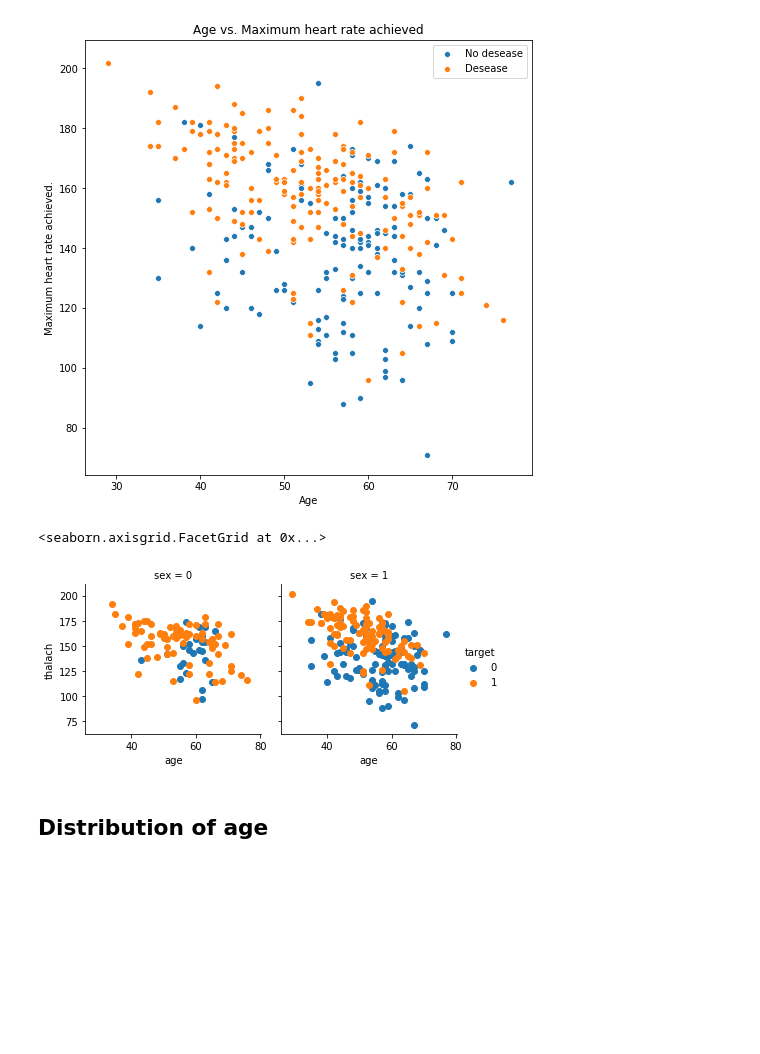
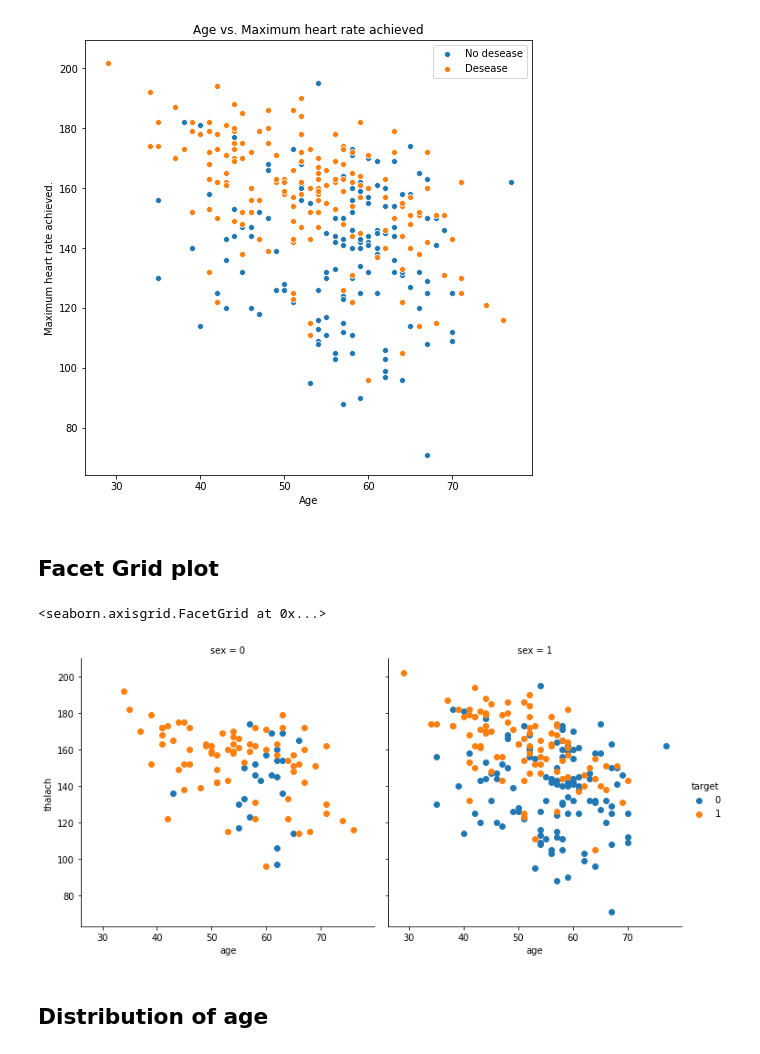
Before and after one commit to AdrianLabuda/ML-heart-disease, a Jupyter notebook: heart-disease.ipynb, the cells around one changed output. Saved outputs shown, nothing was run; the diff lists cells and outputs as text; code cells hidden in the pictures; blank space fills up the shorter version.

Commit message:
scatter plot com

```diff
--- a/heart-disease.ipynb
+++ b/heart-disease.ipynb
@@ -158,15 +158,17 @@ plt.legend(['No disease', 'Disease'])
 # %% [output]
 <matplotlib.legend.Legend at 0x...>
 [figure]
+# %% [markdown]
+## Facet Grid plot
 # %%
 
-g = sns.FacetGrid(df, col='sex', hue='target')
+g = sns.FacetGrid(df, col='sex', hue='target', legend_out=True, height=5)
 
 g.map(plt.scatter, 'age', 'thalach')
 g.add_legend()
 # %% [output]
 <seaborn.axisgrid.FacetGrid at 0x...>
-[figure, old version]
+[figure, new version]
 # %% [markdown]
 ## Distribution of age
 # %%
```
